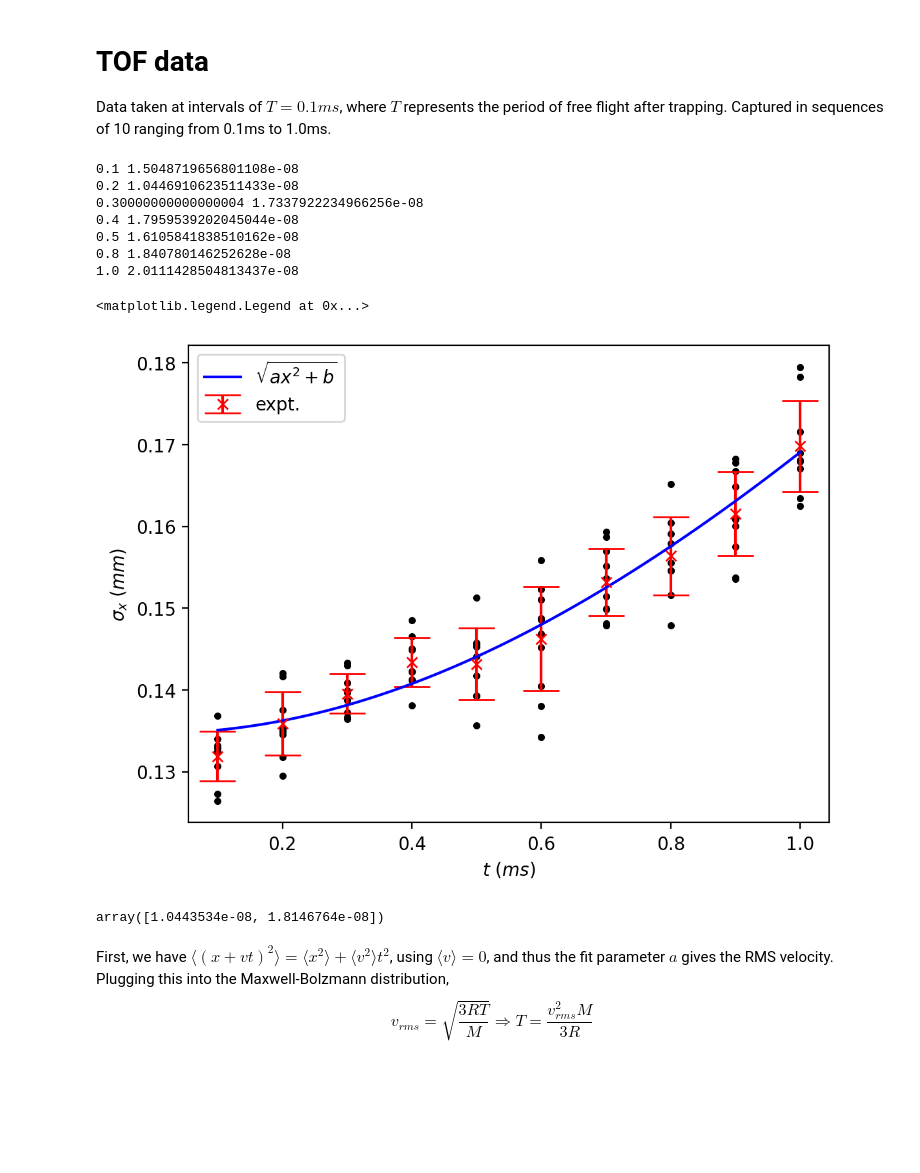
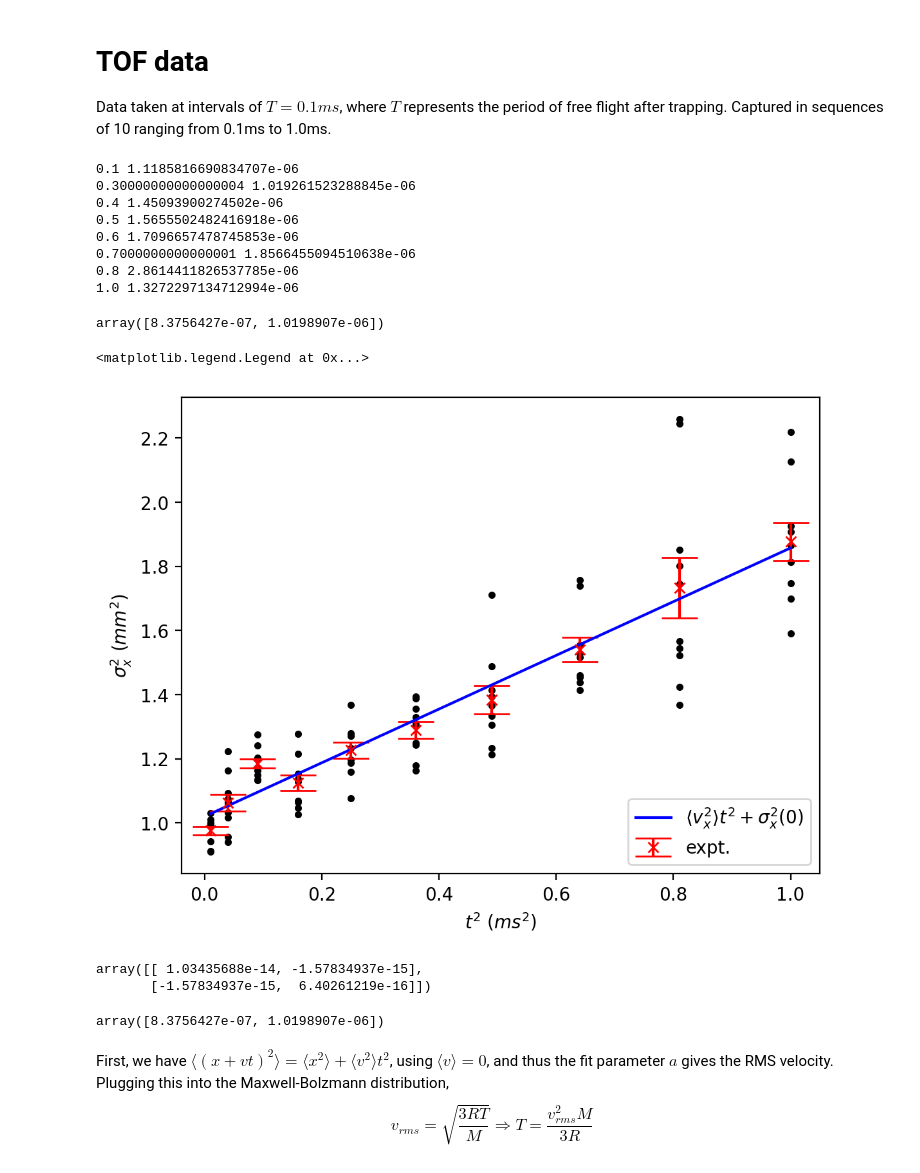
Before and after one commit to benmcdonough20/MOTsArentForKids, a Jupyter notebook: TOF/TOF.ipynb, the cells around one changed output. Drawn from its saved outputs; the diff is of its cells as text; code cells hidden in the pictures; blank space fills up the shorter version.

```diff
--- a/TOF/TOF.ipynb
+++ b/TOF/TOF.ipynb
@@ -14,11 +15,12 @@ d = datarun.Experiment(
     vend = 1.0,
     vstep = .1,
     idx_start = 11,
-    datapath = "/home/ben/Documents/Repos/MOTsArentForKids/data/mar02/",
+    datapath = "../data/mar02/",
     numtrials = 10,
+    mask=0.25
 )
 # %%
-sigma_times = d.structure_data(lambda d : d.popt_x[2]**2)
+sigma_times = d.structure_data(lambda d : d.popt_y[2]**2)
 
 removed_count = 0
 for key in sigma_times:
@@ -30,32 +32,41 @@ for key in sigma_times:
             print(key, val)
 
 means = [np.mean(arr) for arr in sigma_times.values()]
-errs = [np.std(arr) for arr in sigma_times.values()]
+errs = [np.std(arr) for arr in sigma_times.values()]/np.sqrt(10)
 time_list = np.array(list(sigma_times.keys()))
 # %% [output]
-0.1 1.5048719656801108e-08
-0.2 1.0446910623511433e-08
-0.30000000000000004 1.7337922234966256e-08
-0.4 1.7959539202045044e-08
-0.5 1.6105841838510162e-08
-0.8 1.840780146252628e-08
-1.0 2.0111428504813437e-08
+0.1 1.1185816690834707e-06
+0.30000000000000004 1.019261523288845e-06
+0.4 1.45093900274502e-06
+0.5 1.5655502482416918e-06
+0.6 1.7096657478745853e-06
+0.7000000000000001 1.8566455094510638e-06
+0.8 2.8614411826537785e-06
+1.0 1.3272297134712994e-06
 # %%
 popt, pcov = curve_fit(lambda x,a,b:a*x**2+b, d.vlist, means, sigma=errs)
+popt
+# %% [output]
+array([8.3756427e-07, 1.0198907e-06])
 # %%
 scale = 1e3
-plt.errorbar(list(sigma_times.keys()), scale*np.sqrt(np.array(means)), yerr = scale*np.array(errs)/(2*np.sqrt(np.array(means))), linestyle = "None", c = 'r', capsize=10, marker = "x", label = "expt.")
+plt.errorbar(np.array(list((sigma_times.keys())))**2, scale**2*np.array(means), yerr = np.array(errs)*scale**2, linestyle = "None", c = 'r', capsize=10, marker = "x", label = "expt.")
 for time, arr in sigma_times.items():
     for val in arr:
-        plt.scatter(time, scale*np.sqrt(val), c="k", marker = ".")
+        plt.scatter(time**2, scale**2*val, c="k", marker = ".")
 
 xaxis = np.linspace(min(d.vlist), max(d.vlist), 100)
-plt.plot(xaxis, scale*np.sqrt((popt[0]*xaxis**2+popt[1])), c="b", label = r"$\sqrt{ax^2+b}$")
+plt.plot(xaxis**2, scale**2*(popt[0]*xaxis**2+popt[1]), c="b", label = r"$\langle v_x^2\rangle t^2+\sigma_x^2(0)$")
 
-plt.xlabel(r"$t \ (ms)$")
-plt.ylabel(r"$\sigma_x \ (mm)$")
+plt.xlabel(r"$t^2 \ (ms^2)$")
+plt.ylabel(r"$\sigma_x^2 \ (mm^2)$")
 plt.gcf().set_dpi(200)
-plt.legend()
+plt.legend(loc = "lower right")
 # %% [output]
 <matplotlib.legend.Legend at 0x...>
-[figure, old version]
+[figure, new version]
+# %%
+pcov
+# %% [output]
+array([[ 1.03435688e-14, -1.57834937e-15],
+       [-1.57834937e-15,  6.40261219e-16]])
@@ -62,6 +75,6 @@ plt.legend()
 # %%
 popt
 # %% [output]
-array([1.0443534e-08, 1.8146764e-08])
+array([8.3756427e-07, 1.0198907e-06])
 # %%
 v_rms = np.sqrt(popt[0])*1e3*np.sqrt(3)
```
Also changed, not shown: parts of 11 cells of this notebook, 22 other files.
